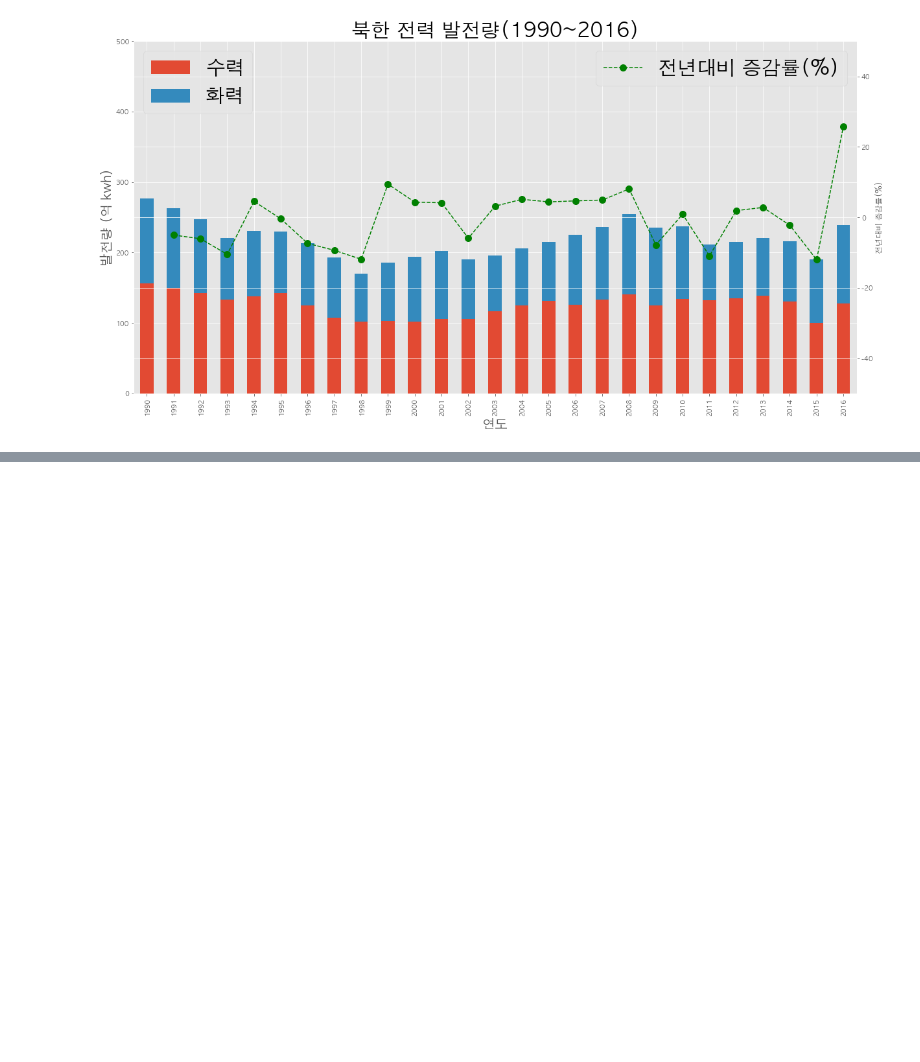
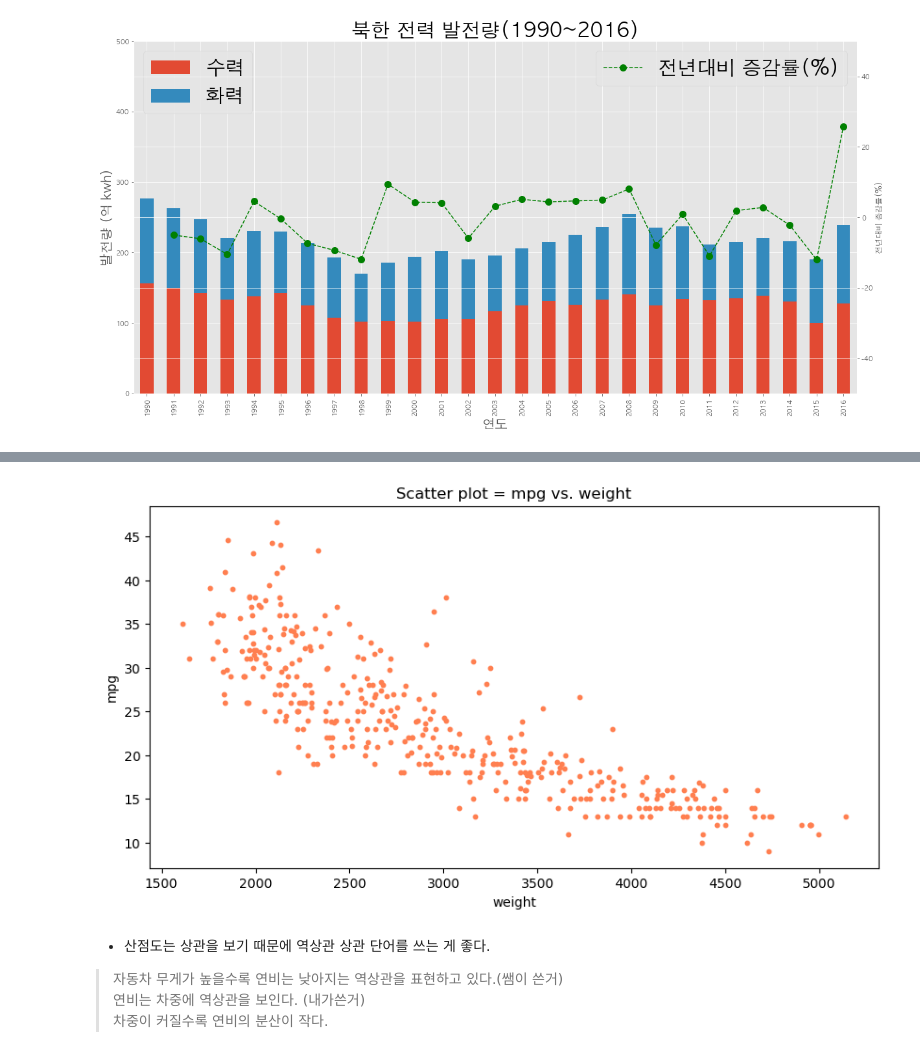
Before and after one commit to bjKim2/python_tj, a Jupyter notebook: 3.DataAnalysis/Note/09.시각화도구.ipynb, the cells around one changed output, grey strips where cells are left out. Cells and saved outputs as stored; diff of their text form; code cells hidden in the pictures; blank space fills up the shorter version.

```diff
--- a/3.DataAnalysis/Note/09.시각화도구.ipynb
+++ b/3.DataAnalysis/Note/09.시각화도구.ipynb
@@ -155,0 +208,21 @@ plt.show()
+# %%
+plt.style.use('default')
+# %%
+# 연비(mpg)와 차중(weight) 열에 대한 산점도 그리기
+df.plot(
+    kind = 'scatter',
+    x = 'weight',
+    y = 'mpg',
+    c = 'coral', # c 는 color, 바 플랏은 c로 적으면 안됨
+    s = 10, # s 는 점의 크기,
+    figsize = (10,5)
+)
+plt.title('Scatter plot = mpg vs. weight')
+plt.show()
+# %% [output]
+[figure, added]
+# %% [markdown]
+- 산점도는 상관을 보기 때문에 역상관 상관 단어를 쓰는 게 좋다.
+> 자동차 무게가 높을수록 연비는 낮아지는 역상관을 표현하고 있다.(쌤이 쓴거)
+> 연비는 차중에 역상관을 보인다. (내가쓴거)
+> 차중이 커질수록 연비의 분산이 작다.
```
Also changed, not shown: parts of 26 cells of this notebook, 12 other files.
